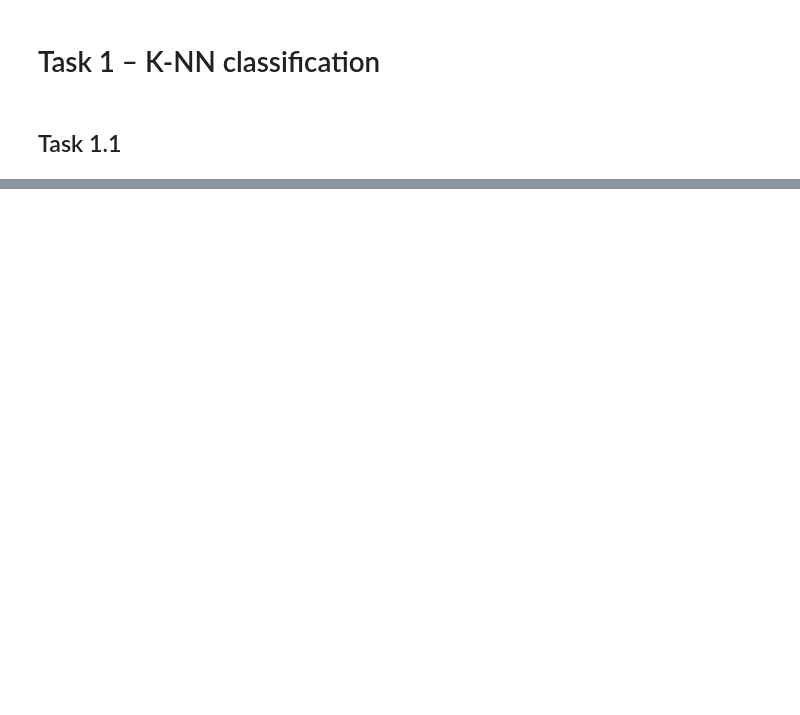
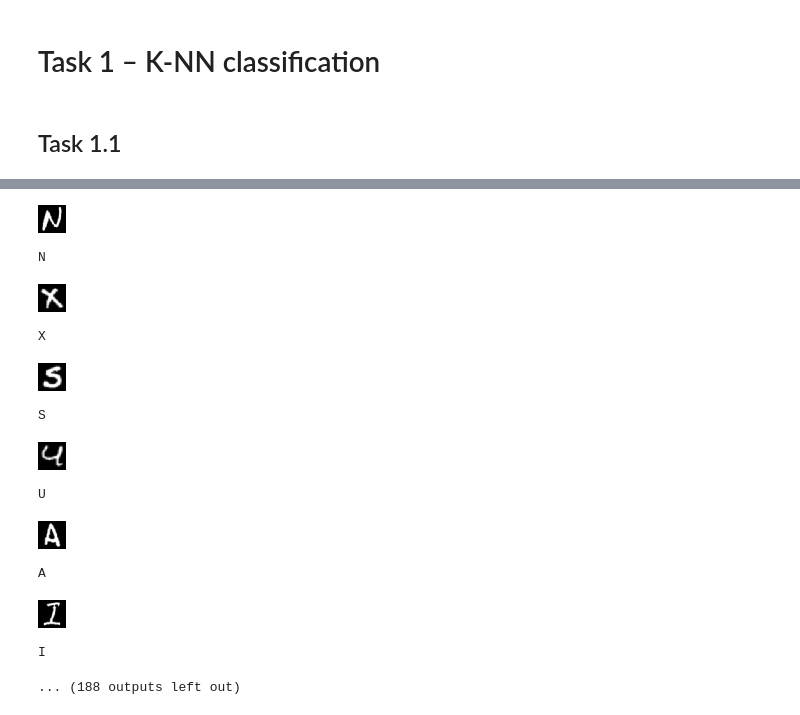
Before and after one commit to JMaio/inf2b-cw2, a Jupyter notebook: Task1/my_knn_classify.ipynb, the cells around one changed output, grey strips where cells are left out. Cells and saved outputs as stored; diff of their text form; code cells hidden in the pictures; blank space fills up the shorter version.

```diff
--- a/Task1/my_knn_classify.ipynb
+++ b/Task1/my_knn_classify.ipynb
@@ -224,15 +224,27 @@ def showarray(a, fmt='png'):
 # %%
 import string
 
 for (i, sample) in enumerate(Xtst255[:100]):
     showarray(np.reshape(sample, (28, 28)).T)
-    c = int(Ctrn['class'][i])
-    print c
-    print string.ascii_uppercase
-    print(string.ascii_uppercase[c-1])
+    c = int(Ctst[i])
+    print string.ascii_uppercase[c-1]
 # for pred in
 
 # np.reshape(Xtrn[0], (28, 28))
+# %% [output]
+[figure, added]
+N
+[figure, added]
+X
+[figure, added]
+S
+[figure, added]
+U
+[figure, added]
+A
+[figure, added]
+I
+... (188 outputs left out)
 # %%
 a = np.array([[1,2,3],
               [4,5,6]])
```
Also changed, not shown: parts of 3 cells of this notebook.
